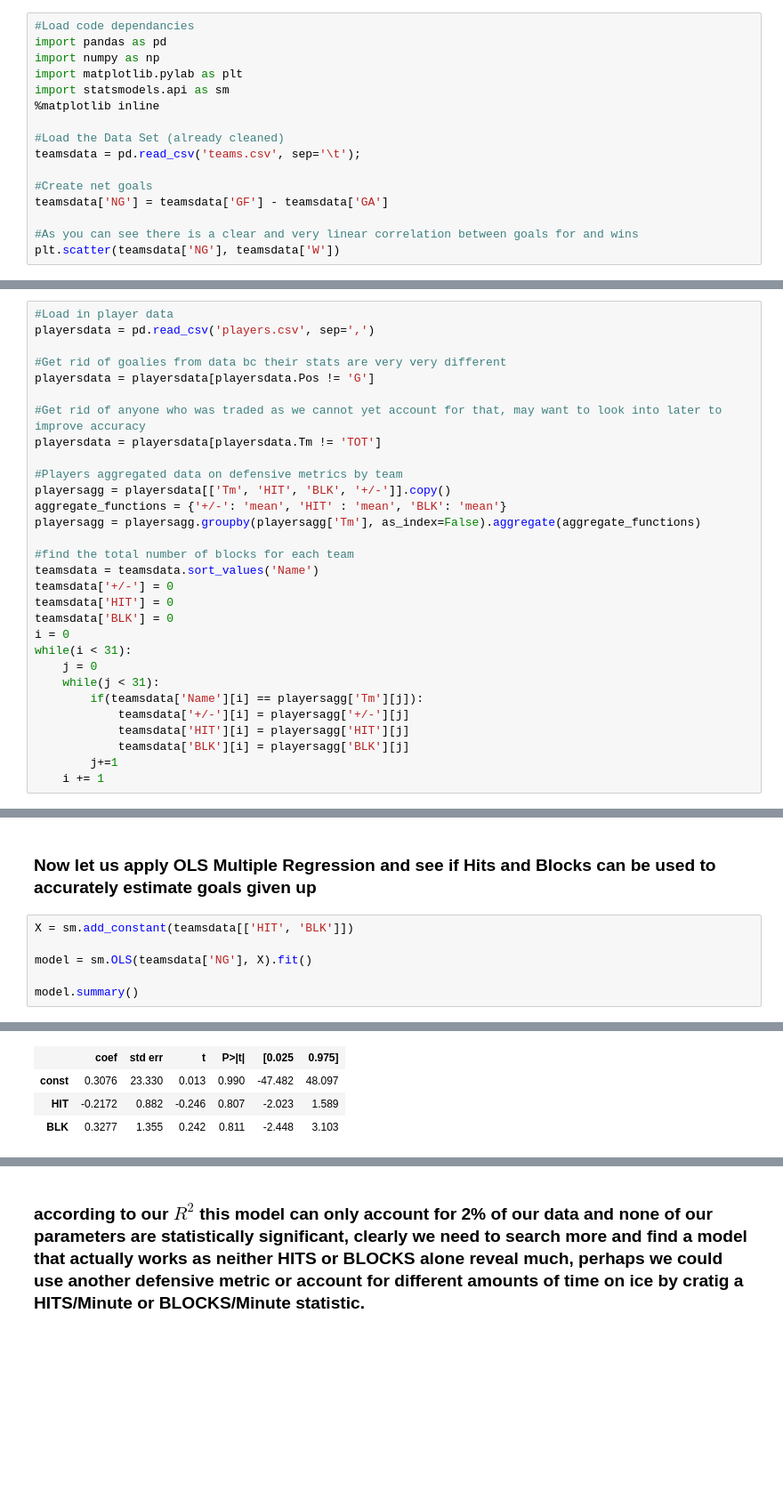
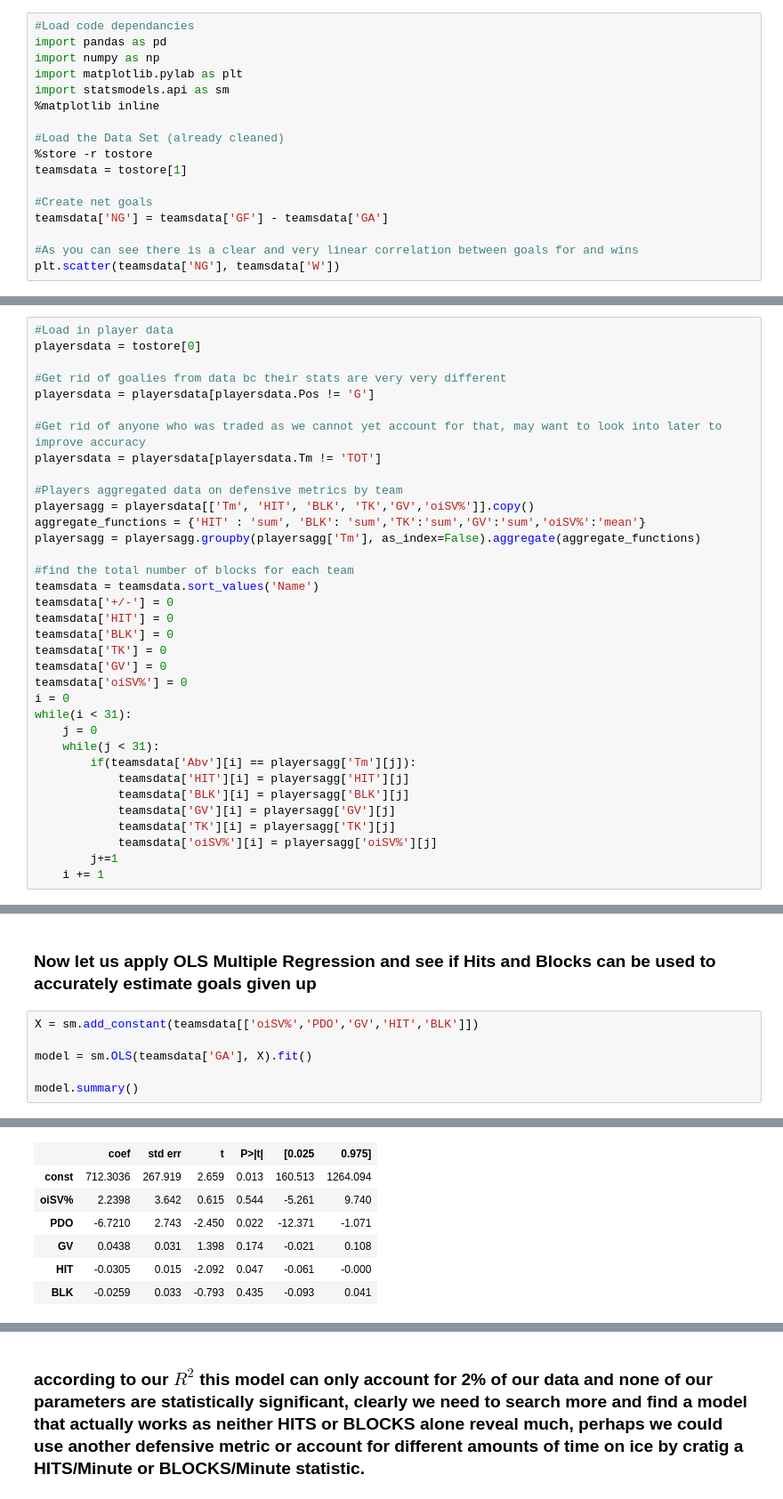
Before and after one commit to Griffenck1/CSCI-4802-Hockey-OWAA, a Jupyter notebook: JupytrNotebooks/WAAMethodologyBrainstormingGriffen.ipynb, the cells around one changed output, grey strips where cells are left out. Shown at 89% size. Drawn from its saved outputs; the diff is of its cells as text; blank space fills up the shorter version.

Commit message:
Variables added to GA model

```diff
--- a/JupytrNotebooks/WAAMethodologyBrainstormingGriffen.ipynb
+++ b/JupytrNotebooks/WAAMethodologyBrainstormingGriffen.ipynb
@@ -17,7 +17,8 @@ import statsmodels.api as sm
 %matplotlib inline
 
 #Load the Data Set (already cleaned)
-teamsdata = pd.read_csv('teams.csv', sep='\t');
+%store -r tostore
+teamsdata = tostore[1]
 
 #Create net goals
 teamsdata['NG'] = teamsdata['GF'] - teamsdata['GA']
@@ -104,7 +105,7 @@ plt.plot(x, y, '-r')
 ### First we need to load in important data to use, aggregate it on a team level, and add to the team dataframe, I start by looking at Hits and Blocks, but also load in +/- which we will be using later
 # %%
 #Load in player data
-playersdata = pd.read_csv('players.csv', sep=',')
+playersdata = tostore[0]
 
 #Get rid of goalies from data bc their stats are very very different
 playersdata = playersdata[playersdata.Pos != 'G']
@@ -113,8 +114,8 @@ playersdata = playersdata[playersdata.Pos != 'G']
 playersdata = playersdata[playersdata.Tm != 'TOT']
 
 #Players aggregated data on defensive metrics by team
-playersagg = playersdata[['Tm', 'HIT', 'BLK', '+/-']].copy()
-aggregate_functions = {'+/-': 'mean', 'HIT' : 'mean', 'BLK': 'mean'}
+playersagg = playersdata[['Tm', 'HIT', 'BLK', 'TK','GV','oiSV%']].copy()
+aggregate_functions = {'HIT' : 'sum', 'BLK': 'sum','TK':'sum','GV':'sum','oiSV%':'mean'}
 playersagg = playersagg.groupby(playersagg['Tm'], as_index=False).aggregate(aggregate_functions)
 
 #find the total number of blocks for each team
@@ -122,14 +123,19 @@ teamsdata = teamsdata.sort_values('Name')
 teamsdata['+/-'] = 0
 teamsdata['HIT'] = 0
 teamsdata['BLK'] = 0
+teamsdata['TK'] = 0
+teamsdata['GV'] = 0
+teamsdata['oiSV%'] = 0
 i = 0
 while(i < 31):
     j = 0
     while(j < 31):
-        if(teamsdata['Name'][i] == playersagg['Tm'][j]):
-            teamsdata['+/-'][i] = playersagg['+/-'][j]
+        if(teamsdata['Abv'][i] == playersagg['Tm'][j]):
             teamsdata['HIT'][i] = playersagg['HIT'][j]
             teamsdata['BLK'][i] = playersagg['BLK'][j]
+            teamsdata['GV'][i] = playersagg['GV'][j]
+            teamsdata['TK'][i] = playersagg['TK'][j]
+            teamsdata['oiSV%'][i] = playersagg['oiSV%'][j]
         j+=1
     i += 1
 # %% [output]
@@ -148,9 +171,9 @@ See the caveats in the documentation: https://pandas.pydata.org/pandas-docs/stab
 # %% [markdown]
 ### Now let us apply OLS Multiple Regression and see if Hits and Blocks can be used to accurately estimate goals given up
 # %%
-X = sm.add_constant(teamsdata[['HIT', 'BLK']])
+X = sm.add_constant(teamsdata[['oiSV%','PDO','GV','HIT','BLK']])
 
-model = sm.OLS(teamsdata['NG'], X).fit()
+model = sm.OLS(teamsdata['GA'], X).fit()
 
 model.summary()
 # %% [output]
@@ -166,5 +189,8 @@ OLS Regression Results
 | Covariance Type: | nonrobust |  |  |
 |  | coef | std err | t | P>|t| | [0.025 | 0.975] |
-| const | 0.3076 | 23.330 | 0.013 | 0.990 | -47.482 | 48.097 |
-| HIT | -0.2172 | 0.882 | -0.246 | 0.807 | -2.023 | 1.589 |
-| BLK | 0.3277 | 1.355 | 0.242 | 0.811 | -2.448 | 3.103 |
+| const | 712.3036 | 267.919 | 2.659 | 0.013 | 160.513 | 1264.094 |
+| oiSV% | 2.2398 | 3.642 | 0.615 | 0.544 | -5.261 | 9.740 |
+| PDO | -6.7210 | 2.743 | -2.450 | 0.022 | -12.371 | -1.071 |
+| GV | 0.0438 | 0.031 | 1.398 | 0.174 | -0.021 | 0.108 |
+| HIT | -0.0305 | 0.015 | -2.092 | 0.047 | -0.061 | -0.000 |
+| BLK | -0.0259 | 0.033 | -0.793 | 0.435 | -0.093 | 0.041 |
```
Also changed, not shown: parts of 4 cells of this notebook, 2 other files.
